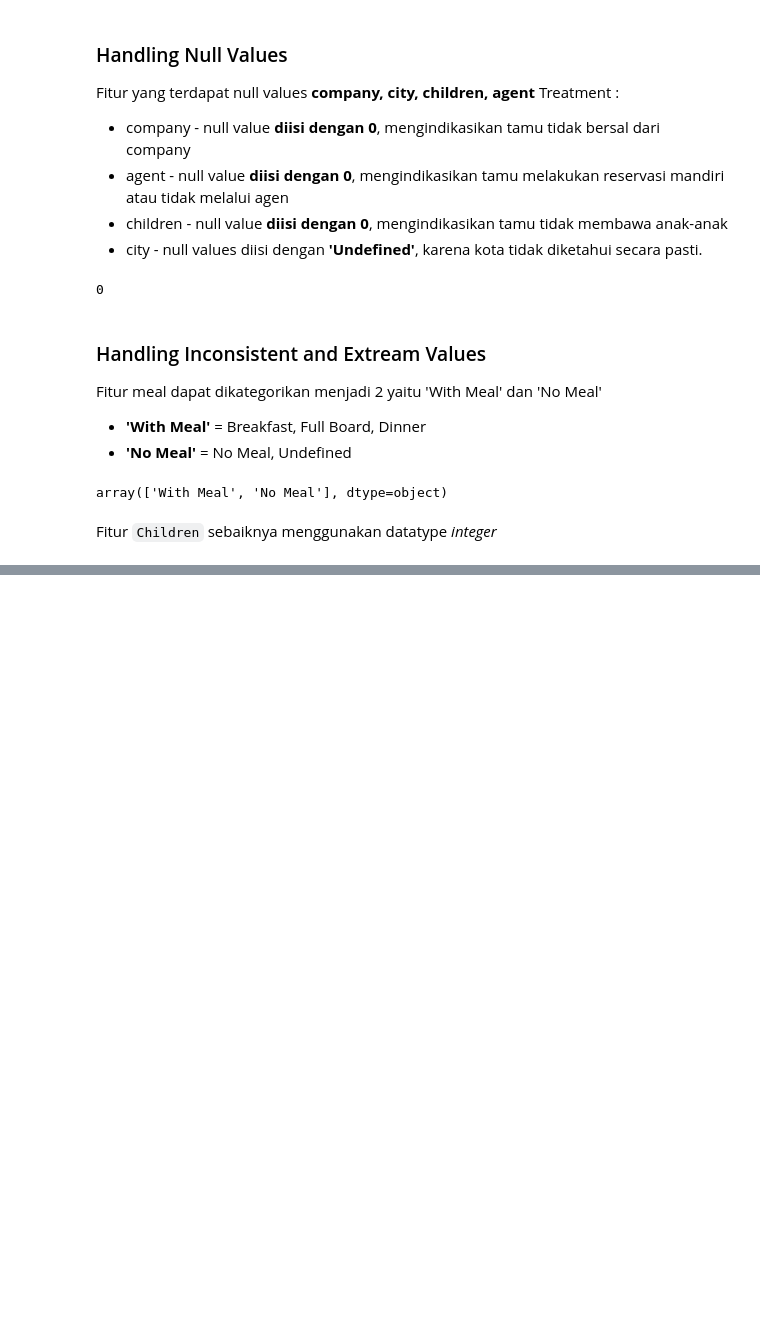
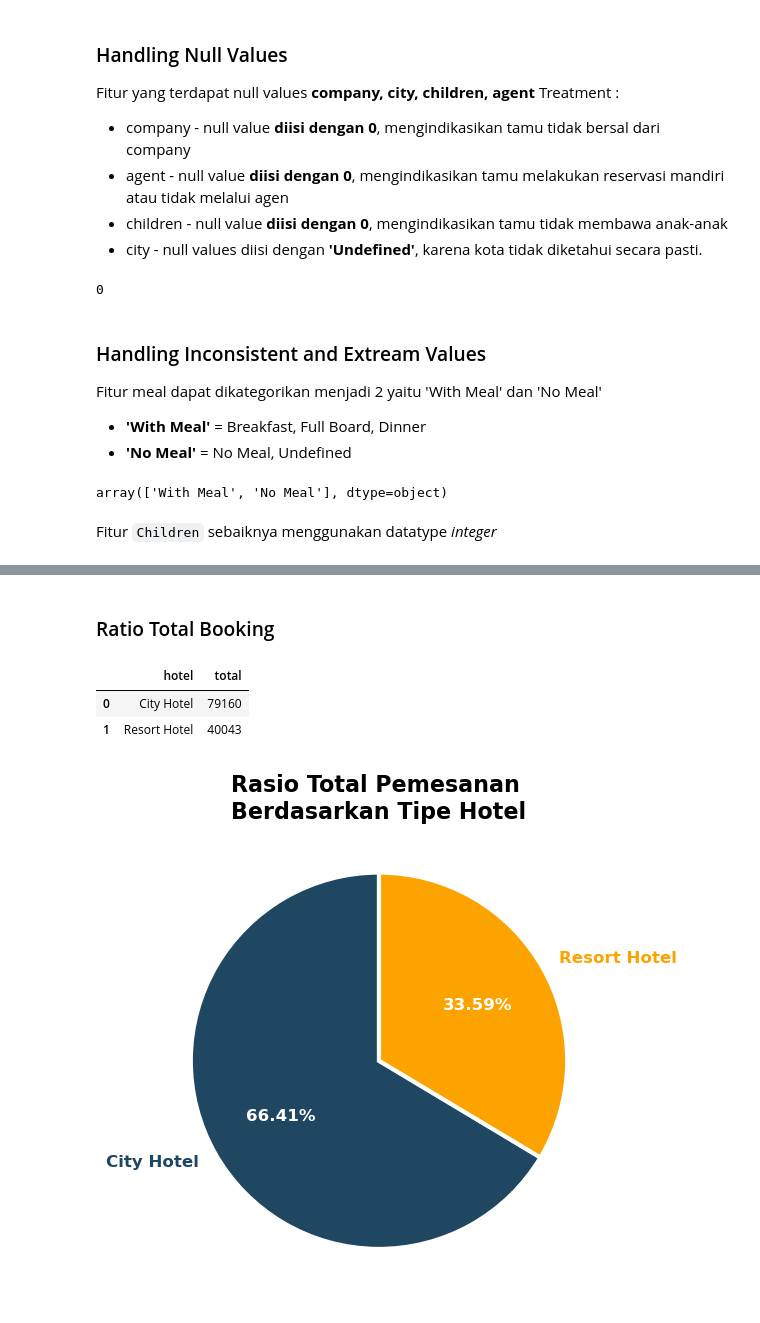
Before and after one commit to imalfunadam/Investigate-Hotel-Business-using-Data-Visualization, a Jupyter notebook: Investigate-Hotel-Business-using-Data-Visualization.ipynb, the cells around one changed output, grey strips where cells are left out. Cells and saved outputs as stored; diff of their text form; code cells hidden in the pictures; blank space fills up the shorter version.

```diff
--- a/Investigate-Hotel-Business-using-Data-Visualization.ipynb
+++ b/Investigate-Hotel-Business-using-Data-Visualization.ipynb
@@ -288,0 +354,34 @@ df_clean['children'] = df_clean['children'].astype('int64')
+# %%
+# read dataset yang telah dibersihkan sebelumnya
+df_c = df_clean.copy()
+# %% [markdown]
+### Ratio Total Booking
+# %%
+# summary persentase total booking
+# group fitur hotel dan agregasi menggunakan count
+hotel_type = df_c.groupby('hotel')[['hotel']].count()
+#-------------------------------------------------------------------
+hotel_type.columns = ['total']
+hotel_type.reset_index(inplace=True)
+hotel_type
+# %% [output]
+|  | hotel | total |
+| 0 | City Hotel | 79160 |
+| 1 | Resort Hotel | 40043 |
+# %%
+fig, ax = plt.subplots(figsize=(6, 6))
+#-------------------------------------------------------------------
+patches, texts, pcts = ax.pie(
+    hotel_type['total'], labels=hotel_type['hotel'], autopct='%.2f%%',
+    wedgeprops={'linewidth': 3.0, 'edgecolor': 'white'},
+    textprops={'size': 'large'},
+    startangle=90, colors=['#1f4762', '#fda300'])
+#-------------------------------------------------------------------
+for i, patch in enumerate(patches):
+  texts[i].set_color(patch.get_facecolor())
+plt.setp(pcts, color='white', fontweight='bold')
+plt.setp(texts, fontweight=600)
+ax.set_title('Rasio Total Pemesanan \nBerdasarkan Tipe Hotel', fontsize=16, pad=5, loc='center',fontweight='bold')
+plt.tight_layout()
+# %% [output]
+[figure, added]
```
Also changed, not shown: parts of 44 cells of this notebook.
